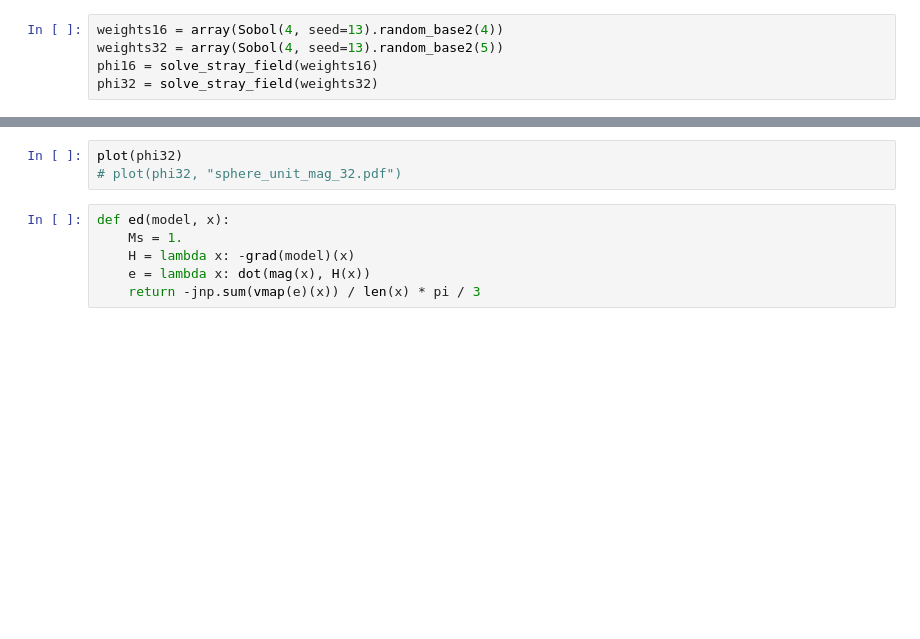
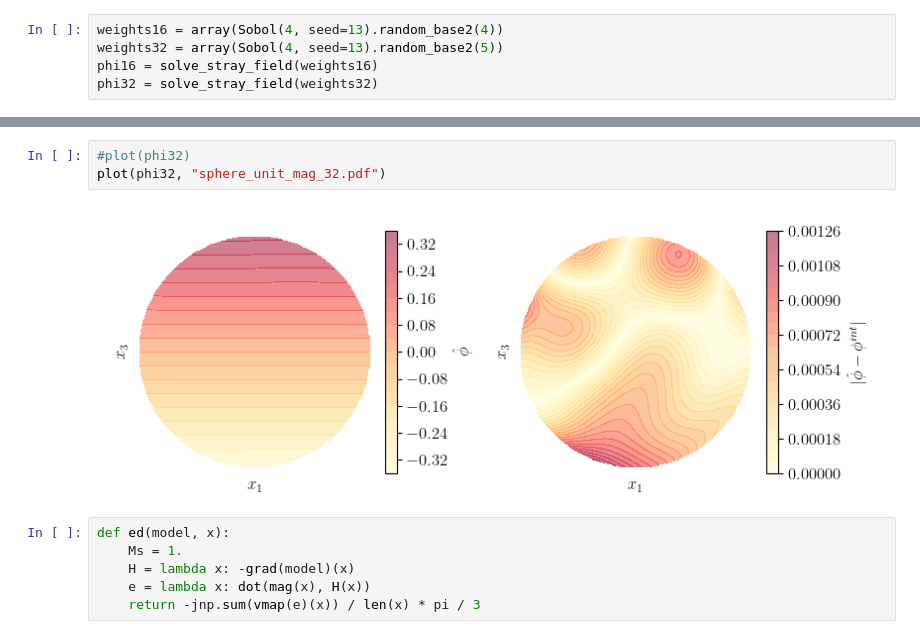
Before and after one commit to schaffer9/MagPI, a Jupyter notebook: examples/stray_field/ball_const_mag.ipynb, the cells around one changed output, grey strips where cells are left out. Saved outputs shown, nothing was run; the diff lists cells and outputs as text; blank space fills up the shorter version.

```diff
--- a/examples/stray_field/ball_const_mag.ipynb
+++ b/examples/stray_field/ball_const_mag.ipynb
@@ -134,6 +146,8 @@ plot(phi16)
 # %%
-plot(phi32)
-# plot(phi32, "sphere_unit_mag_32.pdf")
+#plot(phi32)
+plot(phi32, "sphere_unit_mag_32.pdf")
+# %% [output]
+[figure, added]
 # %%
 def ed(model, x):
     Ms = 1.
```
Also changed, not shown: parts of 3 cells of this notebook, 13 other files.
